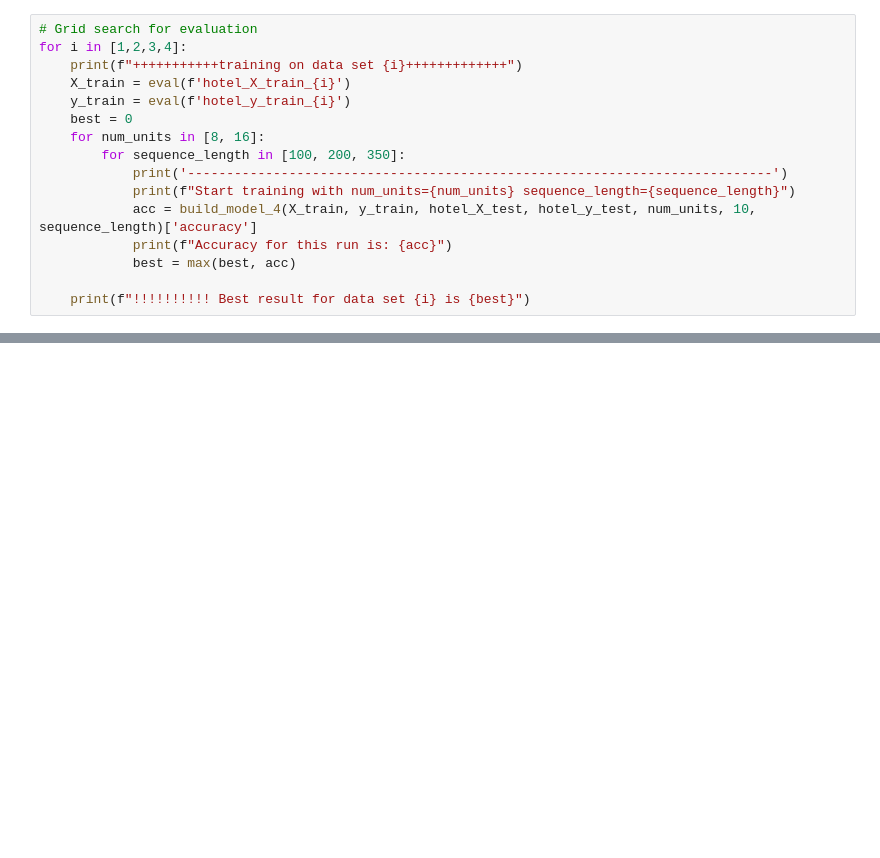
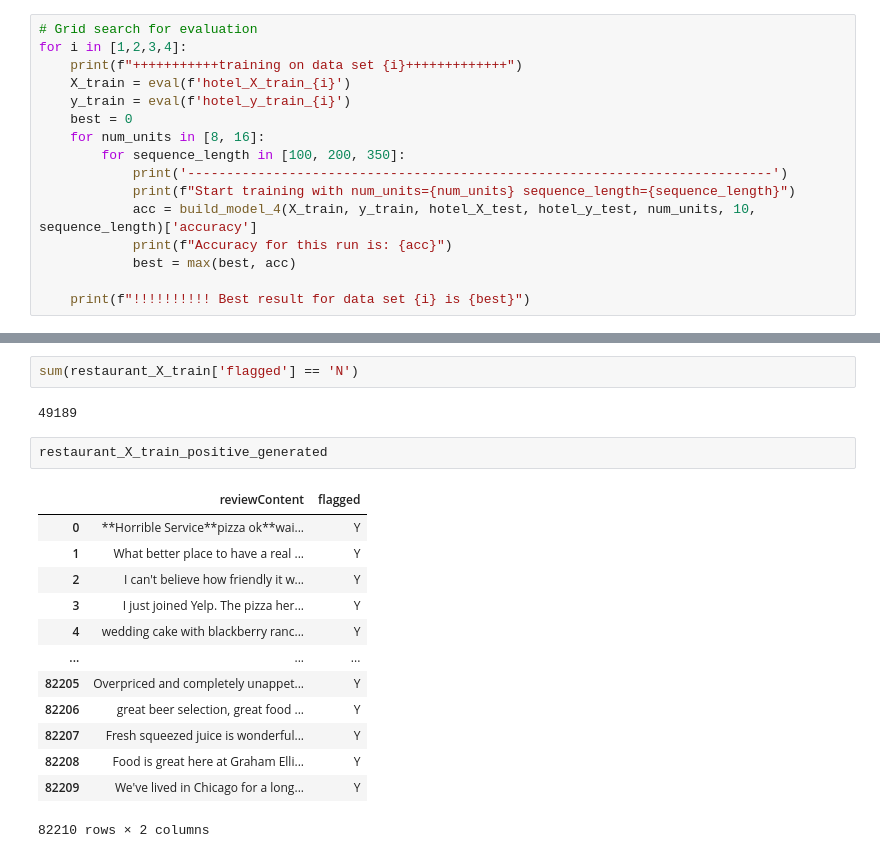
Before and after one commit to yizhang7210/w266-final-project, a Jupyter notebook: notebook.ipynb, the cells around one changed output, grey strips where cells are left out. Drawn from its saved outputs; the diff is of its cells as text; blank space fills up the shorter version.

Commit message:
Model 3 for restaurants

```diff
--- a/notebook.ipynb
+++ b/notebook.ipynb
@@ -875,0 +1155,20 @@ for i in [1,2,3,4]:
+# %%
+sum(restaurant_X_train['flagged'] == 'N')
+# %% [output]
+49189
+# %%
+restaurant_X_train_positive_generated
+# %% [output]
+|  | reviewContent | flagged |
+| 0 | **Horrible Service**pizza ok**wai... | Y |
+| 1 | What better place to have a real ... | Y |
+| 2 | I can't believe how friendly it w... | Y |
+| 3 | I just joined Yelp. The pizza her... | Y |
+| 4 | wedding cake with blackberry ranc... | Y |
+| ... | ... | ... |
+| 82205 | Overpriced and completely unappet... | Y |
+| 82206 | great beer selection, great food ... | Y |
+| 82207 | Fresh squeezed juice is wonderful... | Y |
+| 82208 | Food is great here at Graham Elli... | Y |
+| 82209 | We've lived in Chicago for a long... | Y |
+82210 rows × 2 columns
```
Also changed, not shown: parts of 10 cells of this notebook, 5 other files.
